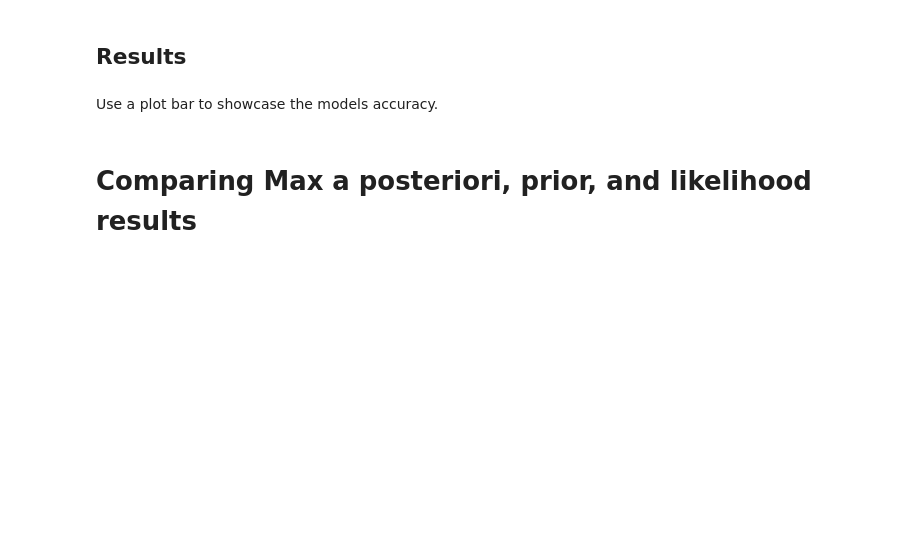
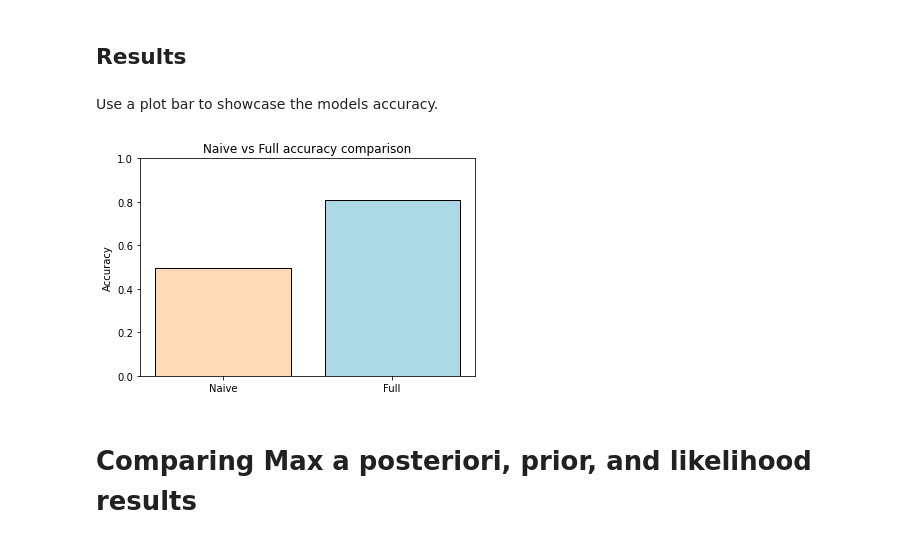
Before and after one commit to Oren-Ben/IDC, a Jupyter notebook: machine_learning/hw3/hw3_204079453_205714447.ipynb, the cells around one changed output. Saved outputs shown, nothing was run; the diff lists cells and outputs as text; code cells hidden in the pictures; blank space fills up the shorter version.

```diff
--- a/machine_learning/hw3/hw3_204079453_205714447.ipynb
+++ b/machine_learning/hw3/hw3_204079453_205714447.ipynb
@@ -665,7 +665,12 @@ def multi_normal_pdf(x, mean, cov):
 
     Returns the normal distribution pdf according to the given mean and var for the given x.
     """
-    # TODO: implement
+    cov_inv = np.linalg.inv(cov)
+    d = len(x)
+    left = np.power((2*np.pi),(-d/2))*np.power(np.linalg.det(cov),(-2))
+    right = np.exp(-0.5*(np.dot(np.dot(np.transpose(x-mean),cov_inv),(x-mean))))
+    result = left*right
+    return result
     pass
 # %% [markdown]
 Implement the **MultiNormalClassDistribution** and build a distribution object for each class.
@@ -683,21 +688,32 @@ class MultiNormalClassDistribution():
         - dataset: The dataset as a numpy array
         - class_value : The class to calculate the parameters for.
         """
-        # TODO: implement
+        label_data = dataset[dataset[:,-1] == class_value]
+        self.label_data = label_data
+        self.dataset = dataset
+        self.class_value = class_value
+
+
+        # Yuval - I am not sure why we need to add [:,:-1] to the label data.
+        self.mean_arr = np.mean(label_data[:,:-1], axis=0)
+        #The observations are per rows and the columns represent the variable therefore rowvar is False.
+        self.cov = np.cov(label_data[:,:-1], rowvar=False)
         pass
 
     def get_prior(self):
         """
         Returns the prior porbability of the class according to the dataset distribution.
         """
-        # TODO: implement
+        prior_prob = len(self.label_data)/len(self.dataset)
+        return prior_prob
+
         pass
 
     def get_instance_likelihood(self, x):
         """
         Returns the likelihood of the instance under the class according to the dataset distribution.
         """
-        # TODO: implement
+        return multi_normal_pdf(x, self.mean_arr, self.cov)
         pass
 
     def get_instance_posterior(self, x):
@@ -705,7 +721,7 @@ class MultiNormalClassDistribution():
         Returns the posterior porbability of the instance under the class according to the dataset distribution.
         * Ignoring p(x)
         """
-        # TODO: implement
+        return self.get_prior()*self.get_instance_likelihood(x)
         pass
 # %%
 # Build the a MultiNormalClassDistribution for each class.
@@ -728,9 +746,14 @@ full_accuracy
 Use a plot bar to showcase the models accuracy.
 # %%
 # Bar plot of accuracy of each model side by side.
-plt.bar(x=['Naive', 'Full'], height=[naive_accuracy, full_accuracy])
+plt.bar(x=['Naive', 'Full'], height=[naive_accuracy, full_accuracy],color=['peachpuff', 'lightblue'],edgecolor='black')
+
 plt.title("Naive vs Full accuracy comparison")
 plt.ylabel("Accuracy")
+plt.ylim([0, 1])
+plt.show()
+# %% [output]
+[figure, added]
 # %% [markdown]
 # Comparing Max a posteriori, prior, and likelihood results
 # %% [markdown]
```
Also changed, not shown: parts of 11 cells of this notebook.
